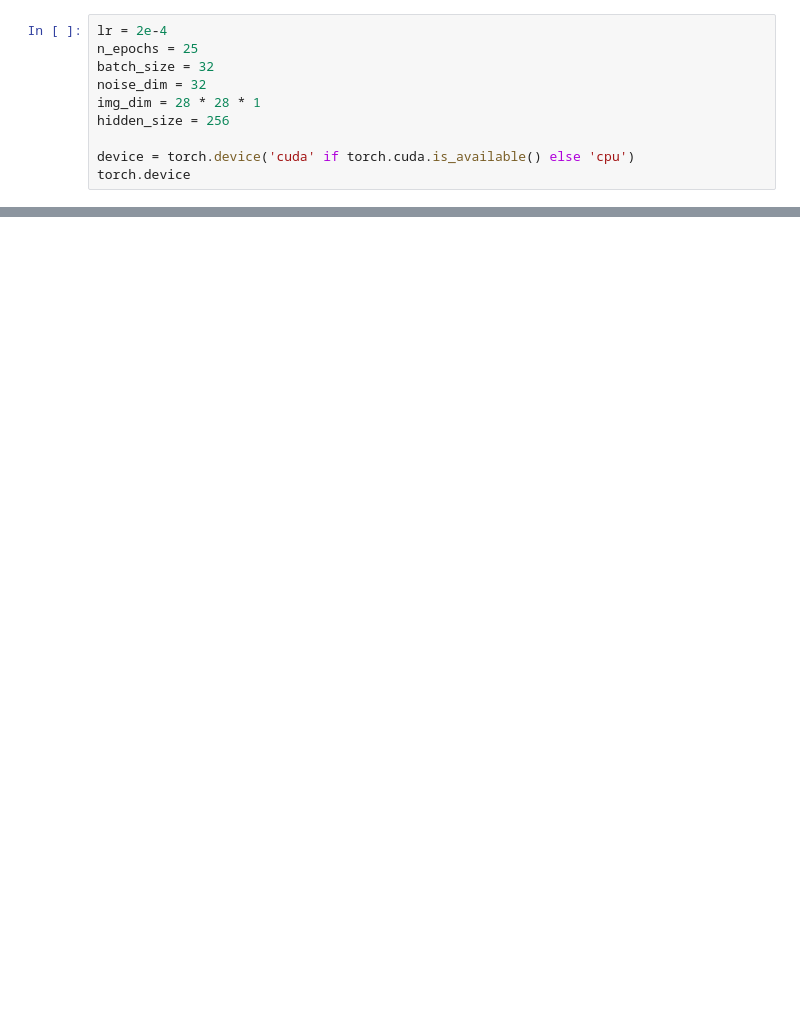
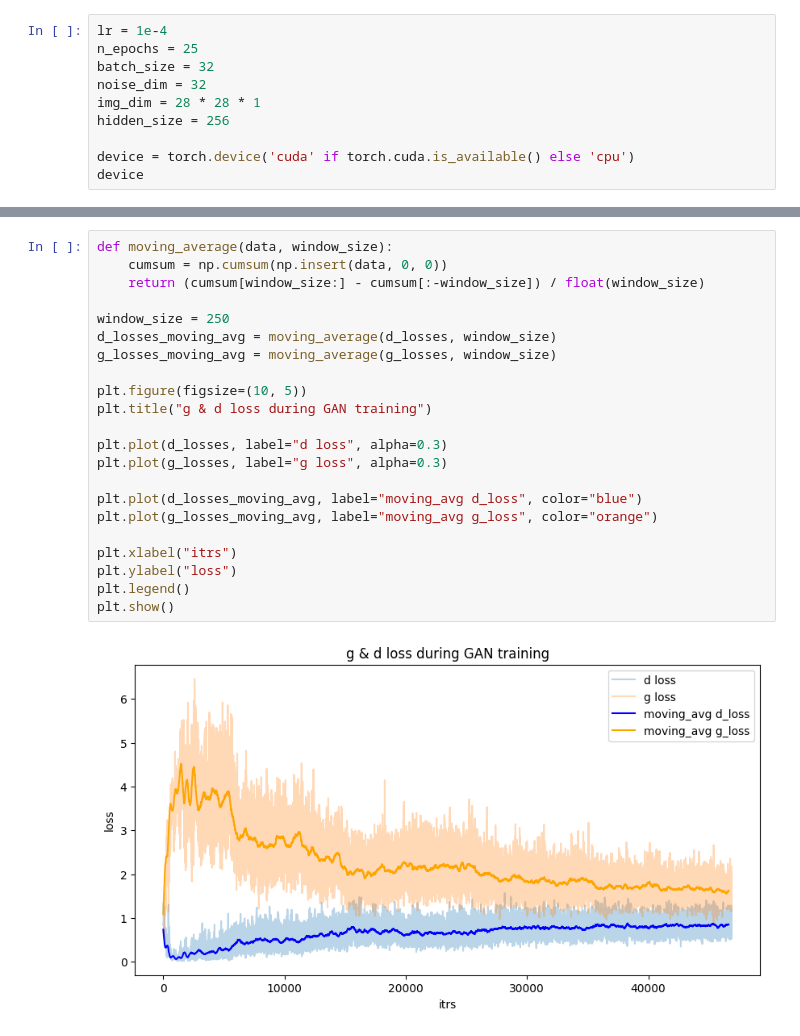
Before and after one commit to kushalthaman/deep-gen-models, a Jupyter notebook: GANs/simple_gan.ipynb, the cells around one changed output, grey strips where cells are left out. Cells and saved outputs as stored; diff of their text form; blank space fills up the shorter version.

```diff
--- a/GANs/simple_gan.ipynb
+++ b/GANs/simple_gan.ipynb
@@ -11,5 +13,5 @@ import numpy as np
 # %%
-lr = 2e-4
+lr = 1e-4
 n_epochs = 25
 batch_size = 32
 noise_dim = 32
@@ -17,4 +19,4 @@ img_dim = 28 * 28 * 1
 hidden_size = 256
 
 device = torch.device('cuda' if torch.cuda.is_available() else 'cpu')
-torch.device
+device
@@ -50,0 +147,24 @@ class Generator(nn.Module):
+# %%
+def moving_average(data, window_size):
+    cumsum = np.cumsum(np.insert(data, 0, 0))
+    return (cumsum[window_size:] - cumsum[:-window_size]) / float(window_size)
+
+window_size = 250
+d_losses_moving_avg = moving_average(d_losses, window_size)
+g_losses_moving_avg = moving_average(g_losses, window_size)
+
+plt.figure(figsize=(10, 5))
+plt.title("g & d loss during GAN training")
+
+plt.plot(d_losses, label="d loss", alpha=0.3)
+plt.plot(g_losses, label="g loss", alpha=0.3)
+
+plt.plot(d_losses_moving_avg, label="moving_avg d_loss", color="blue")
+plt.plot(g_losses_moving_avg, label="moving_avg g_loss", color="orange")
+
+plt.xlabel("itrs")
+plt.ylabel("loss")
+plt.legend()
+plt.show()
+# %% [output]
+[figure, added]
```
Also changed, not shown: parts of 7 cells of this notebook.
